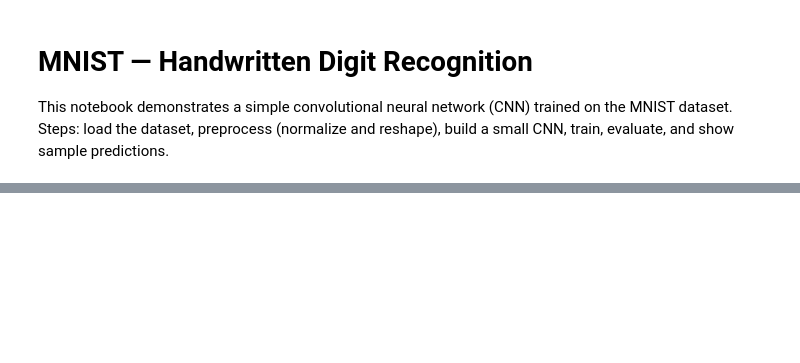
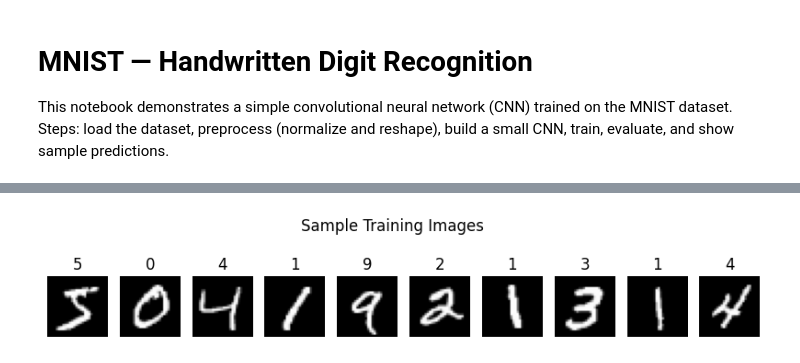
Before and after one commit to jeffmakuto/deep-learning, a Jupyter notebook: neural_networks/mnist_notebook.ipynb, the cells around one changed output, grey strips where cells are left out. Drawn from its saved outputs; the diff is of its cells as text; code cells hidden in the pictures; blank space fills up the shorter version.

```diff
--- a/neural_networks/mnist_notebook.ipynb
+++ b/neural_networks/mnist_notebook.ipynb
@@ -29,0 +21,7 @@ print('TensorFlow version:', tf.__version__)
+# %%
+# Load the dataset (built into Keras)
+(x_train, y_train), (x_test, y_test) = keras.datasets.mnist.load_data()
+
+print('Training set:', x_train.shape, y_train.shape)
+print('Test set:', x_test.shape, y_test.shape)
+print('Pixel value range:', x_train.min(), 'to', x_train.max())
@@ -29,0 +38,12 @@ print('TensorFlow version:', tf.__version__)
+# %%
+# Display a few sample images
+plt.figure(figsize=(10, 2))
+for i in range(10):
+    plt.subplot(1, 10, i+1)
+    plt.imshow(x_train[i], cmap='gray')
+    plt.title(y_train[i])
+    plt.axis('off')
+plt.suptitle('Sample Training Images')
+plt.show()
+# %% [output]
+[figure, added]
```
Also changed, not shown: parts of 21 cells of this notebook, 2 other files.
